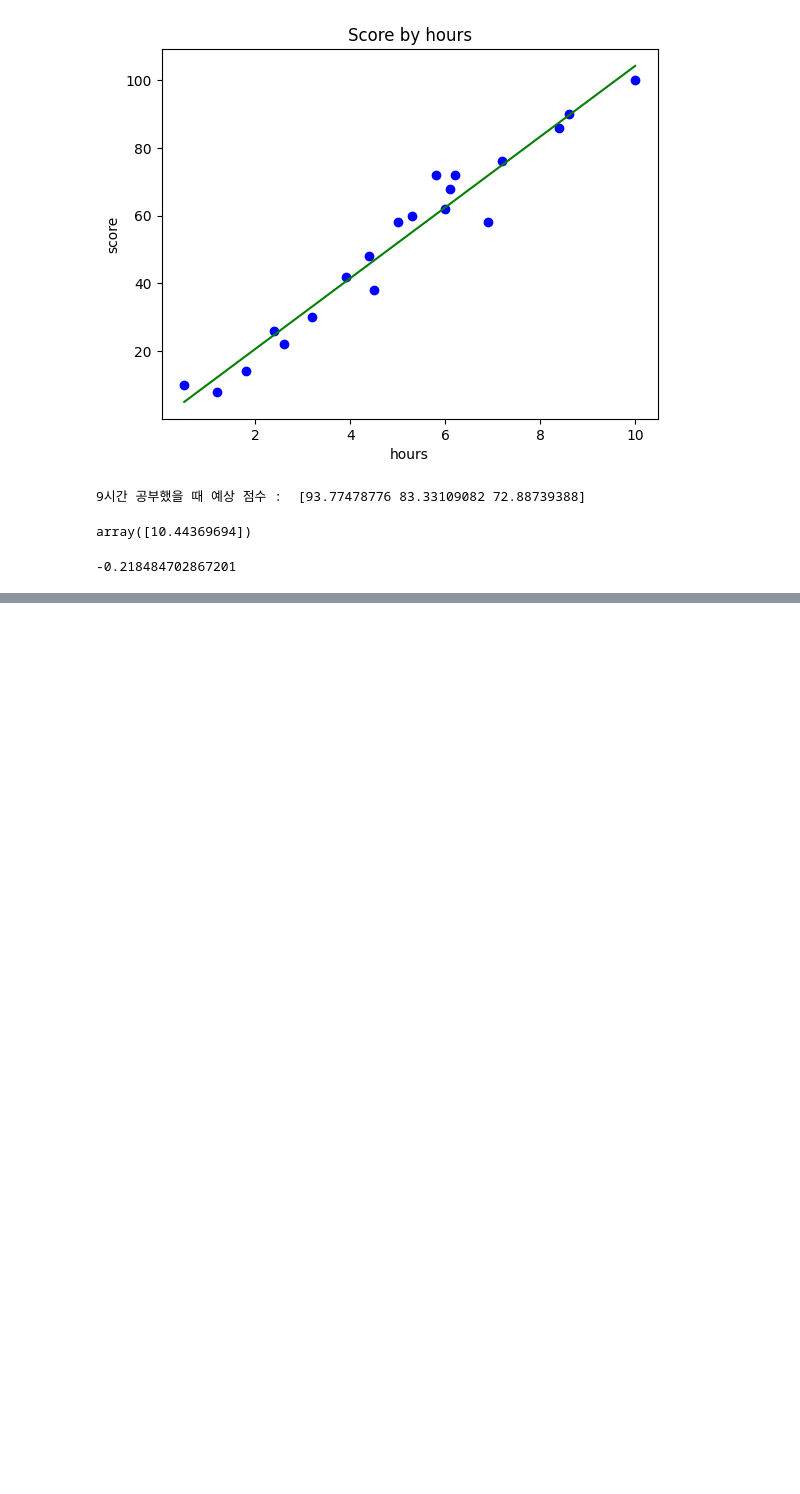
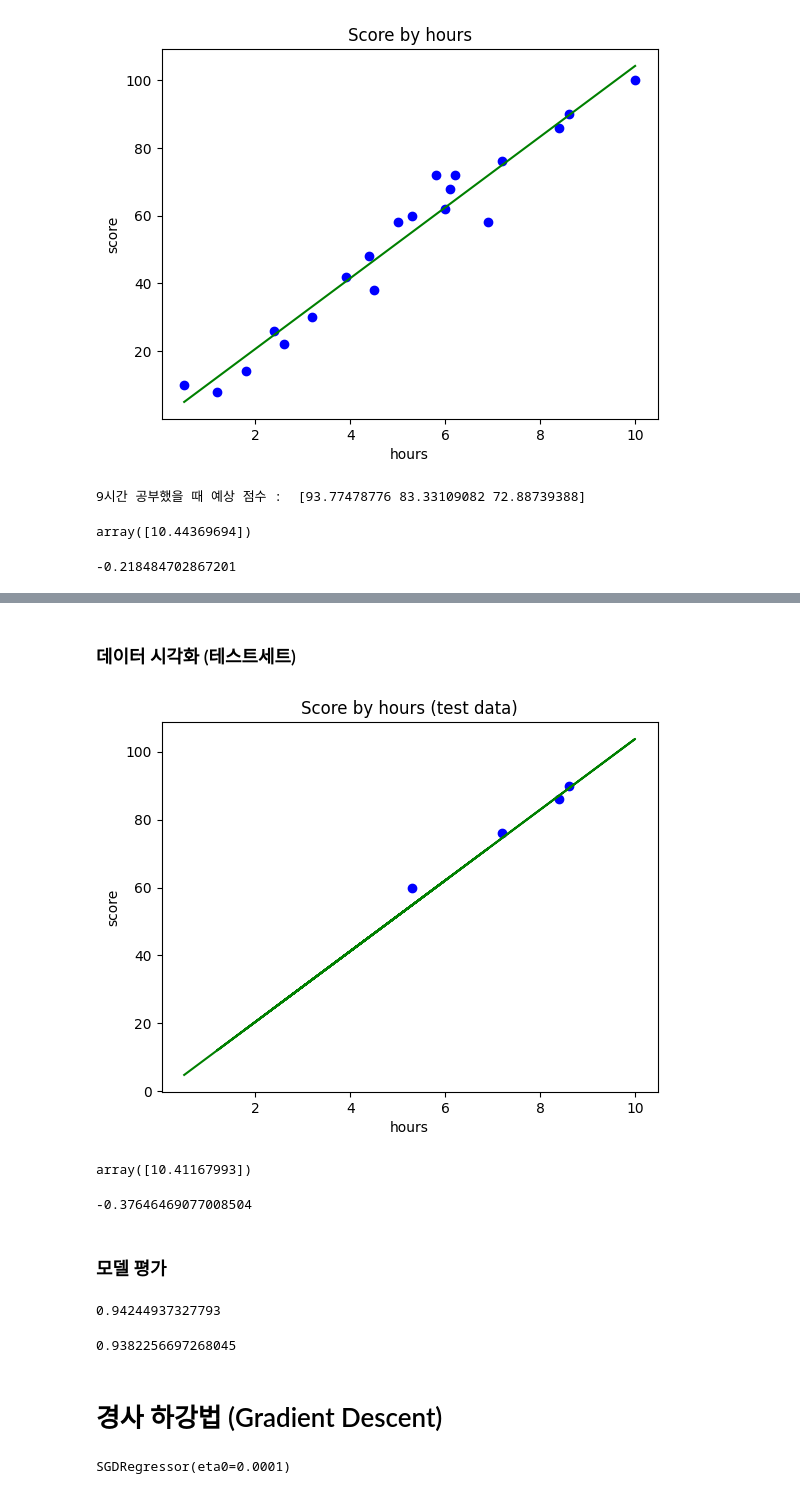
Before and after one commit to che0223/MyStudy, a Jupyter notebook: machinelearning/scikit-learn/01_Linear_Regression.ipynb, the cells around one changed output, grey strips where cells are left out. Drawn from its saved outputs; the diff is of its cells as text; code cells hidden in the pictures; blank space fills up the shorter version.

Commit message:
machine learning

```diff
--- a/machinelearning/scikit-learn/01_Linear_Regression.ipynb
+++ b/machinelearning/scikit-learn/01_Linear_Regression.ipynb
@@ -78,0 +179,37 @@ reg.intercept_ # 절편
+# %% [markdown]
+### 데이터 시각화 (테스트세트)
+# %%
+plt.scatter(X_test, y_test, color = 'b')
+plt.plot(X_train, reg.predict(X_train), color = 'g')
+plt.title('Score by hours (test data)')
+plt.xlabel('hours')
+plt.ylabel('score')
+plt.show()
+# %% [output]
+[figure, added]
+# %%
+reg.coef_
+# %% [output]
+array([10.41167993])
+# %%
+reg.intercept_
+# %% [output]
+-0.37646469077008504
+# %% [markdown]
+### 모델 평가
+# %%
+reg.score(X_test, y_test) # 테스트 세트를 통한 모델 평가
+# %% [output]
+0.94244937327793
+# %%
+reg.score(X_train, y_train) # 훈련 세트를 통한 모델 평가
+# %% [output]
+0.9382256697268045
+# %% [markdown]
+# 경사 하강법 (Gradient Descent)
+# %%
+from sklearn.linear_model import SGDRegressor
+sr = SGDRegressor(max_iter=1000, eta0=0.0001, verbose=0) # max_iter : Epoch(데이터 전부 쓰는 것 횟수), eta0 : Learning Rate(학습률), 0.001 : 1e-3 => 10의 -3승
+sr.fit(X_train, y_train)
+# %% [output]
+SGDRegressor(eta0=0.0001)
```
Also changed, not shown: parts of 21 cells of this notebook, 1 other file.
